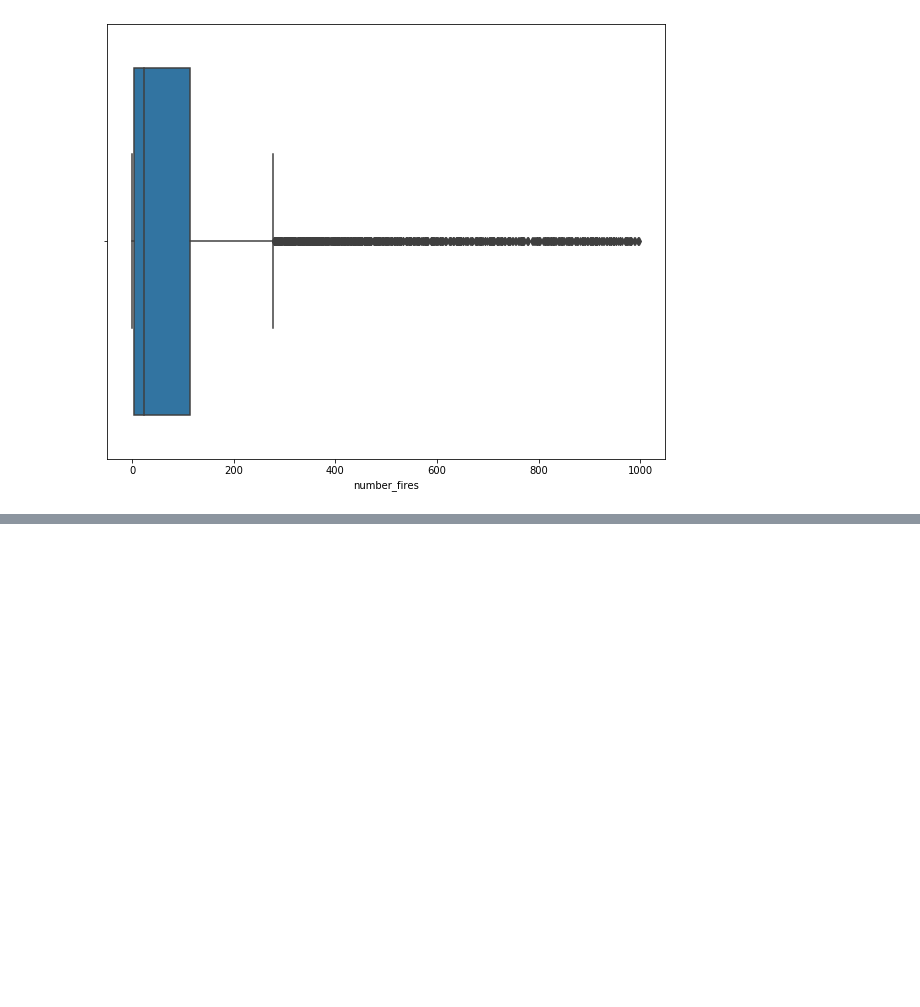
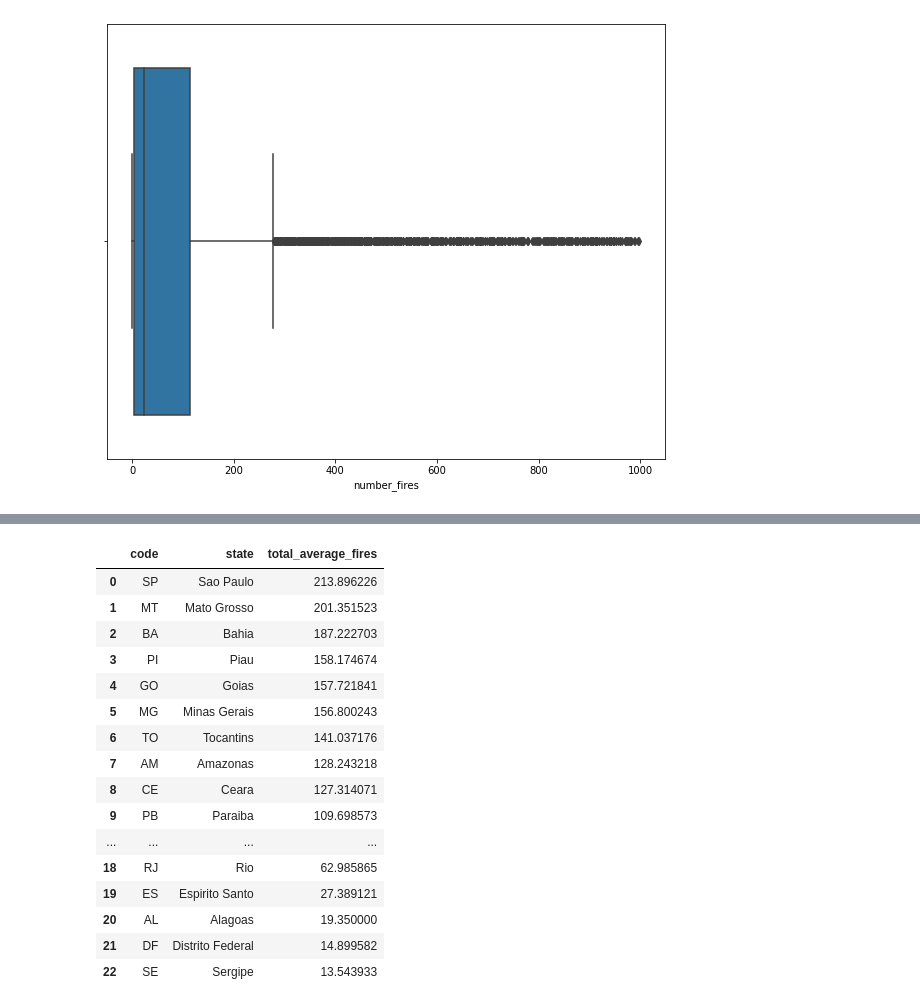
Before and after one commit to HenzoVz/analysis-amazon-fires, a Jupyter notebook: Analysis Amazon Fires.ipynb, the cells around one changed output, grey strips where cells are left out. Drawn from its saved outputs; the diff is of its cells as text; code cells hidden in the pictures; blank space fills up the shorter version.

```diff
--- a/Analysis Amazon Fires.ipynb
+++ b/Analysis Amazon Fires.ipynb
@@ -214,3 +214,12 @@ data06
 ax04 = sns.boxplot(x = data['number_fires'])
 # %% [output]
 [figure]
+# %%
+df = pd.read_csv("amazon.csv", encoding='latin1')
+# %%
+states_dict = {'Acre':'AC', 'Alagoas':'AL', 'Amapa': 'AP', 'Amazonas': 'AM', 'Bahia':'BA', 'Ceara': 'CE', 'Distrito Federal': 'DF',
+ 'Espirito Santo': 'ES', 'Goias': 'GO', 'Maranhao': 'MA', 'Mato Grosso': 'MT', 'Minas Gerais': 'MG', 'Paraiba': 'PB',
+ 'Pará': 'PA', 'Pernambuco': 'PE', 'Piau': 'PI', 'Rio': 'RJ', 'Rondonia': 'RD', 'Roraima': 'RR', 'Santa Catarina': 'SC',
+ 'Sao Paulo': 'SP', 'Sergipe': 'SE', 'Tocantins': 'TO'}
+
+df['code'] = df['state'].map(states_dict)
@@ -216,0 +235,3 @@ ax04 = sns.boxplot(x = data['number_fires'])
+# %%
+df = df.groupby(['state','code']).agg({'number': np.mean})
+df
@@ -216,0 +257,26 @@ ax04 = sns.boxplot(x = data['number_fires'])
+# %%
+states = [idx[0] for idx, row in df.iterrows()]
+code = [idx[1] for idx, row in df.iterrows()]
+fires = [row['number'] for idx, row in df.iterrows()]
+# %%
+total_fires_by_state = {'code':code, 'state': states, 'total_average_fires': fires}
+df = pd.DataFrame(total_fires_by_state, columns=['code','state', 'total_average_fires'])
+df.sort_values('total_average_fires', ascending=False).reset_index(drop=True)
+# %% [output]
+|  | code | state | total_average_fires |
+| 0 | SP | Sao Paulo | 213.896226 |
+| 1 | MT | Mato Grosso | 201.351523 |
+| 2 | BA | Bahia | 187.222703 |
+| 3 | PI | Piau | 158.174674 |
+| 4 | GO | Goias | 157.721841 |
+| 5 | MG | Minas Gerais | 156.800243 |
+| 6 | TO | Tocantins | 141.037176 |
+| 7 | AM | Amazonas | 128.243218 |
+| 8 | CE | Ceara | 127.314071 |
+| 9 | PB | Paraiba | 109.698573 |
+| ... | ... | ... | ... |
+| 18 | RJ | Rio | 62.985865 |
+| 19 | ES | Espirito Santo | 27.389121 |
+| 20 | AL | Alagoas | 19.350000 |
+| 21 | DF | Distrito Federal | 14.899582 |
+| 22 | SE | Sergipe | 13.543933 |
```
Also changed, not shown: parts of 10 cells of this notebook.
